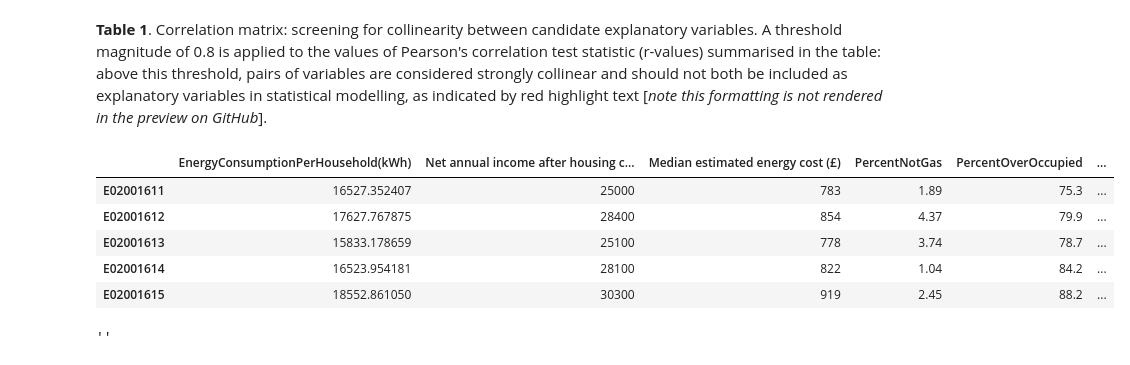
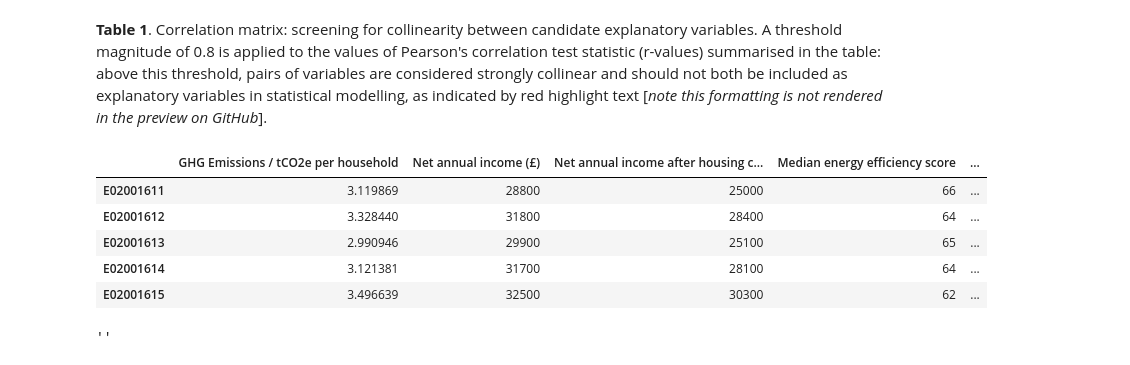
Before and after one commit to jwsn8667/GEOG5003M, a Jupyter notebook: GEOG5003_A2_201913950.ipynb, the cells around one changed output. Cells and saved outputs as stored; diff of their text form; code cells hidden in the pictures.

```diff
--- a/GEOG5003_A2_201913950.ipynb
+++ b/GEOG5003_A2_201913950.ipynb
@@ -350,5 +434,4 @@ Sheff_Over65 = Sheff_AgeBands['PercentOver65']
 # %%
 # @title
 ## Concatenating all candidate explanatory variables in a single dataframe
-Explanatory_Variables = pd.concat([Sheff_NetIncome,Sheff_EnergyCost,Sheff_NotGas,Sheff_OwnerOccup,Sheff_OverOccup,Sheff_Detached,Sheff_Over65], axis=1)
-Explanatory_Variables.describe()
+Explanatory_Variables = pd.concat([Sheff_NetIncome, Sheff_DispIncome, Sheff_Median_EPC, Sheff_EnergyCost, Sheff_NotGas, Sheff_OwnsOutright, Sheff_SocialRent, Sheff_HholdPers, Sheff_OverOccup, Sheff_HholdStudnt, Sheff_Detached, Sheff_WhiteBritish, Sheff_Over65, Sheff_CentralHeating], axis=1)
@@ -364,0 +438,10 @@ Explanatory_Variables.describe()
+# %%
+Explanatory_Variables['Energy costs as a percentage of net annual income'] = 100*Explanatory_Variables['Median estimated energy cost (£)']/Explanatory_Variables['Net annual income (£)']
+
+Explanatory_Variables['Net annual income after housing and energy costs (£)'] = Explanatory_Variables['Net annual income after housing costs (£)'] - Explanatory_Variables['Median estimated energy cost (£)']
+
+Explanatory_Variables['GIA_Proxy'] = Explanatory_Variables['Median energy efficiency score']/Explanatory_Variables['Median estimated energy cost (£)']
+
+Explanatory_Variables['Alt_Proxy'] = Explanatory_Variables['Median estimated energy cost (£)']/Explanatory_Variables['Median energy efficiency score']
+
+Explanatory_Variables.describe()
@@ -385,17 +487,18 @@ Corr_Matrix
 # %% [markdown]
 **Table 1**.  Correlation matrix: screening for collinearity between candidate explanatory variables.  A threshold magnitude of 0.8 is applied to the values of Pearson's correlation test statistic (r-values) summarised in the table: above this threshold, pairs of variables are considered strongly collinear and should not both be included as explanatory variables in statistical modelling, as indicated by red highlight text [*note this formatting is not rendered in the preview on GitHub*].
 # %%
+from pydantic.types import AllowInfNan
 # @title
-Model_Variables = pd.concat([Sheff_HholdsEnergy,Explanatory_Variables], axis=1).drop(columns=['PercentOwnerOccupied'])
+All_Variables = pd.concat([Sheff_HholdsGHG,Explanatory_Variables], axis=1)
 
-Model_Variables.head()
+All_Variables.head()
 # %% [output]
-|  | EnergyConsumptionPerHousehold(kWh) | Net annual income after housing c... | Median estimated energy cost (£) | PercentNotGas | PercentOverOccupied | ... |
-| E02001611 | 16527.352407 | 25000 | 783 | 1.89 | 75.3 | ... |
-| E02001612 | 17627.767875 | 28400 | 854 | 4.37 | 79.9 | ... |
-| E02001613 | 15833.178659 | 25100 | 778 | 3.74 | 78.7 | ... |
-| E02001614 | 16523.954181 | 28100 | 822 | 1.04 | 84.2 | ... |
-| E02001615 | 18552.861050 | 30300 | 919 | 2.45 | 88.2 | ... |
+|  | GHG Emissions / tCO2e per household | Net annual income (£) | Net annual income after housing c... | Median energy efficiency score | ... |
+| E02001611 | 3.119869 | 28800 | 25000 | 66 | ... |
+| E02001612 | 3.328440 | 31800 | 28400 | 64 | ... |
+| E02001613 | 2.990946 | 29900 | 25100 | 65 | ... |
+| E02001614 | 3.121381 | 31700 | 28100 | 64 | ... |
+| E02001615 | 3.496639 | 32500 | 30300 | 62 | ... |
 # %%
 # @title
 MV = Model_Variables.reset_index().rename(columns={'index':'MSOA code'})
```
Also changed, not shown: parts of 11 cells of this notebook.
